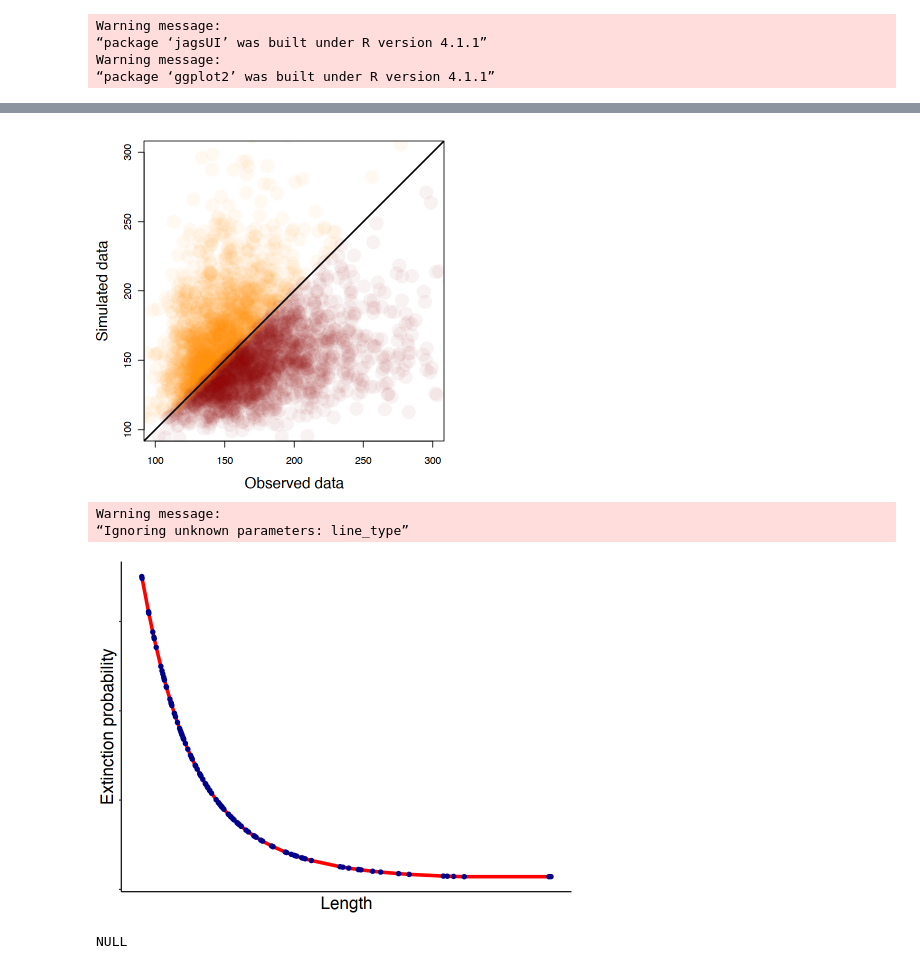
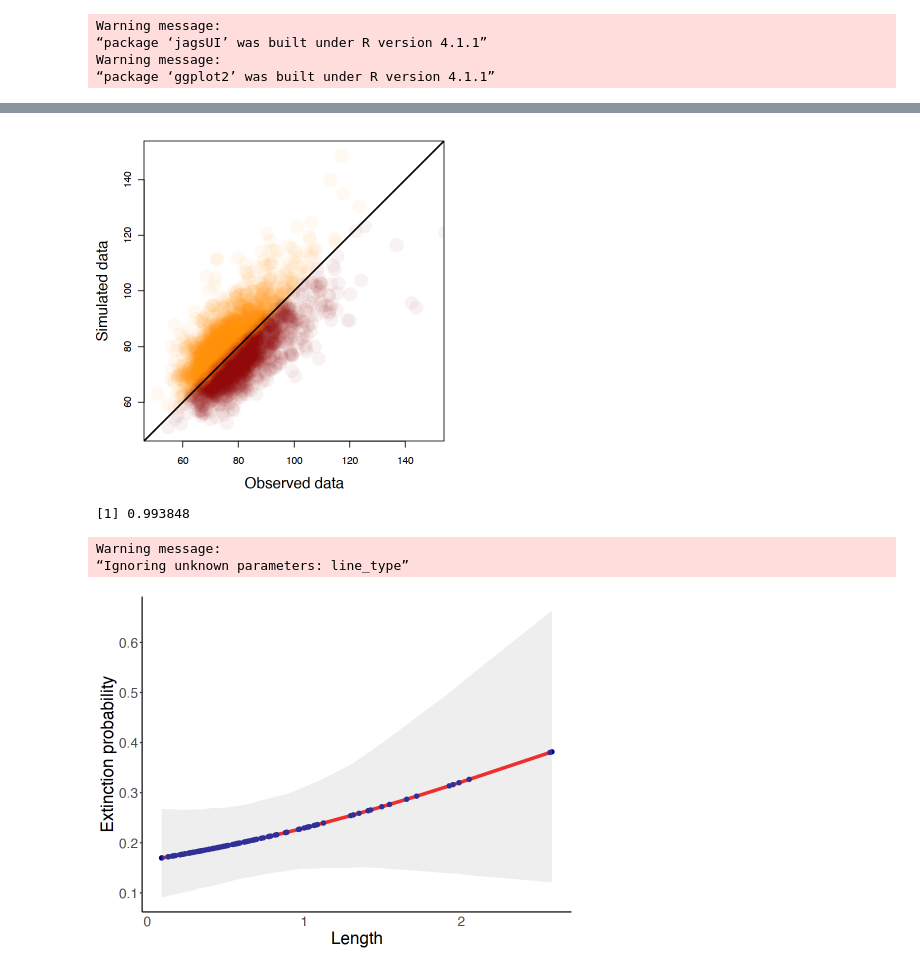
Before and after one commit to erikseulean/wildlife, a Jupyter notebook: Assignment3.ipynb, the cells around one changed output, grey strips where cells are left out. Saved outputs shown, nothing was run; the diff lists cells and outputs as text; code cells hidden in the pictures.

```diff
--- a/Assignment3.ipynb
+++ b/Assignment3.ipynb
@@ -77,10 +77,10 @@ proj_visits = matrix(sample(c(1,2,3,4), 114 * 5, replace=TRUE), byrow=TRUE, ncol
 # %%
 # Bundle data
 volesdata <- list(
-    y = cbind(obs, proj), #obs,
-    n.years = 4 + 5,
+    y = obs,
+    n.years = 4,
     n.sites = nrow(voles),
-    visits = cbind(visits, proj_visits), #visits,
+    visits = visits,
     connectivity = voles$Connectivity,
     length = voles$Length
 )
@@ -93,7 +93,7 @@ volesinits <- function() {
        b1 = runif(1, 0.4, 0.9),
        a0 = runif(1, 0.1, 0.5),
        a1 = runif(1, 0.7, 0.9),
-       z = ifelse(cbind(obs, proj_visits)>0,1,0)
+       z = ifelse(obs>0,1,0)
        )
 }
 
@@ -203,46 +215,50 @@ mean(obs.ft>sim.ft)
 # %%
 obs.chi <- volesout$sims.list$Chi2.obs
 sim.chi <- volesout$sims.list$Chi2.sim
 obs.ft <- volesout$sims.list$FT.obs
 sim.ft <- volesout$sims.list$FT.sim
 
 options(repr.plot.width=12, repr.plot.height=6)
 par(mfrow=c(1,2), oma=c(0,0,0,0), mar=c(4,4,1,1))
 plot(sim.chi~obs.chi,col=adjustcolor(ifelse(obs.chi>sim.chi, "darkred","darkorange"),0.05),
      pch=16, asp=1, xlab="Observed data", ylab="Simulated data",
-     xlim=c(100, 300), ylim=c(100, 300), cex=3, cex.lab=1.5, cex.main=1.5)
+     xlim=c(50, 150), ylim=c(50, 150), cex=3, cex.lab=1.5, cex.main=1.5)
 abline(0,1, lwd=2)
 #some_data = data.frame(Obs=obs.chi, Sim=sim.chi)
 #ggplot(data=some_data, aes(x=Obs, y=Sim))
 #plot(sim.ft~obs.ft,col=adjustcolor(ifelse(obs.ft>sim.ft, "red","gold"),0.05),
 #     pch=16, asp=1, xlab="Observed FT distribution", ylab="Simulated FT distribution", xlim=c(40, 100), ylim=c(40, 100))
 #abline(0,1, lwd=2)
 # %% [output]
-[figure, old version]
+[figure, new version]
+# %%
+cor(voles$Length, volesout$mean$epsilon[,1])
+# %% [output]
+[1] 0.993848
 # %%
 options(repr.plot.width=8, repr.plot.height=6)
 lengthepsilon = data.frame(
     Length = voles$Length,
-    Epsilon = volesout$mean$epsilon[,1]
+    Epsilon = volesout$mean$epsilon[,1],
+    Lower = volesout$q2.5$epsilon[,1],
+    Upper = volesout$q97.5$epsilon[,1]
 )
 
 ggplot(data = lengthepsilon,
        aes(x = Length, y = Epsilon)) +
-       geom_line(line_type="dotted", color="red", size=1.5) + geom_point(color="darkblue", size=2) + theme(panel.grid.major = element_blank(), panel.grid.minor = element_blank(),
+       geom_line(line_type="dotted", color="red", size=1.5) +
+       geom_point(color="darkblue", size=2) +
+       geom_ribbon(aes(x=Length, y=Epsilon, ymin=Lower, ymax=Upper),
+              fill="grey", alpha = 0.25) +
+        theme(panel.grid.major = element_blank(), panel.grid.minor = element_blank(),
         panel.background = element_blank(),
         axis.line = element_line(colour = "black"),
         text = element_text(size=20),
-        axis.ticks.x=element_blank(),
-        axis.text.x=element_blank(),
-        axis.text.y=element_blank()) + ylab("Extinction probability")
+        axis.ticks.x=element_blank()) + ylab("Extinction probability")
 # %% [output]
 Warning message:
 “Ignoring unknown parameters: line_type”
-[figure, old version]
+[figure, new version]
-# %%
-voles$mean$epsilon[,1]
-# %% [output]
-NULL
 # %%
 options(repr.plot.width=8, repr.plot.height=6)
 #plot(volesout$mean$gamma[,1], voles$Connectivity)
```
Also changed, not shown: parts of 10 cells of this notebook, 5 other files.
